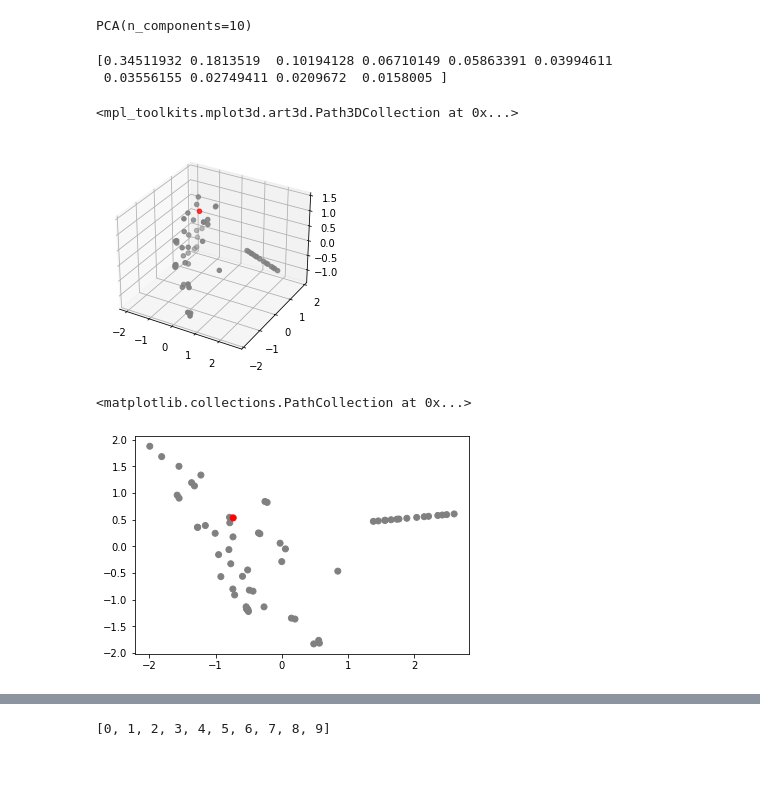
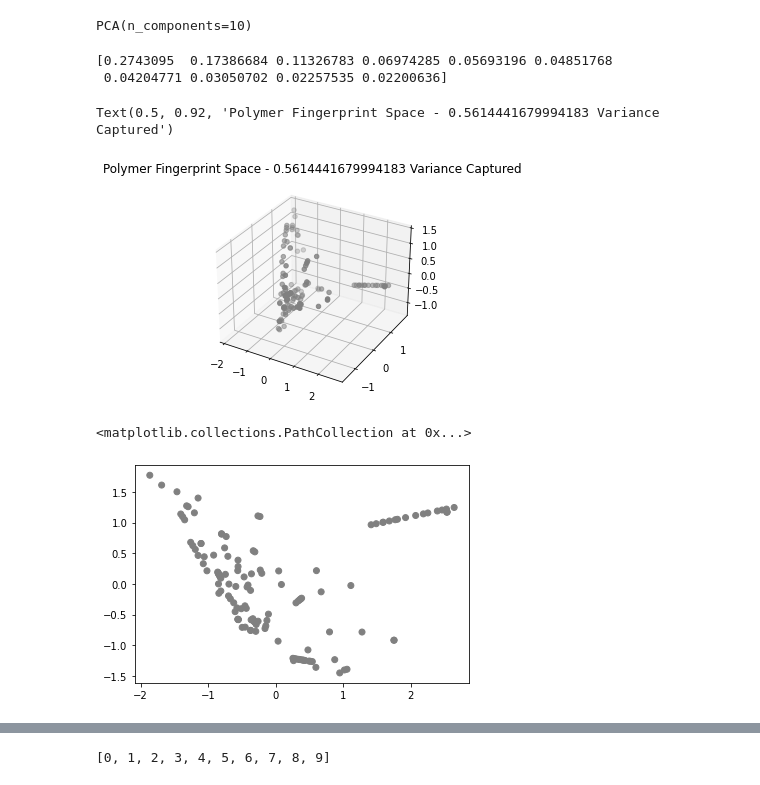
Before and after one commit to ajain300/Melt_Viscosity_Predictor, a Jupyter notebook: PCA.ipynb, the cells around one changed output, grey strips where cells are left out. Cells and saved outputs as stored; diff of their text form; code cells hidden in the pictures.

```diff
--- a/PCA.ipynb
+++ b/PCA.ipynb
@@ -4,21 +4,20 @@ from sklearn.decomposition import PCA
 import matplotlib.pyplot as plt
 import numpy as np
 # %%
-data = pd.read_excel('Data/full_data_2021-11-08.xlsx')
-print(data.columns.values)
+data = pd.read_excel('Data/full_data_2022-01-10.xlsx')
 
-def fp_PCA(data:pd.DataFrame)
-    n_comp = 10
-    cols = []
-    for c in data.columns:
-        if 'afp' in c or 'bfp' in c or 'mfp' in c or 'efp' in c:
-            cols.append(c)
-    df = data[['Polymer'] +cols].dropna().drop_duplicates(subset = cols)
-    pca = PCA(n_components = n_comp)
-    pca.fit(df[cols])
-    print('Explained variance (ratio): ' + str(pca.explained_variance_ratio_))
-    print('Total variance in ' + str(n_comp) + ' components = ' + str(sum(pca.explained_variance_ratio_)))
-    filtered = data.dropna(subset = cols).reset_index(drop = True)
-    out = filtered[['Mw', 'Temperature', 'Shear_Rate','Melt_Viscosity', 'Polymer']].join(pd.DataFrame(pca.transform(filtered[cols])))
-    return out, list(np.linspace(0,10-1,10).astype(int))
+
+n_comp = 10
+cols = []
+for c in data.columns:
+    if 'afp' in c or 'bfp' in c or 'mfp' in c or 'efp' in c:
+        cols.append(c)
+df = data[['Polymer'] +cols].dropna().drop_duplicates(subset = cols)
+pca = PCA(n_components = n_comp)
+pca.fit(df[cols])
+print('Explained variance (ratio): ' + str(pca.explained_variance_ratio_))
+print('Total variance in ' + str(n_comp) + ' components = ' + str(sum(pca.explained_variance_ratio_)))
+filtered = data.dropna(subset = cols).reset_index(drop = True)
+out = filtered[['Mw', 'Temperature', 'Shear_Rate','Melt_Viscosity', 'Polymer']].join(pd.DataFrame(pca.transform(filtered[cols])))
+#return out, list(np.linspace(0,10-1,10).astype(int))
 # %% [output]
@@ -45,26 +30,27 @@ PCA(n_components=10)
 # %%
 print((pca.explained_variance_ratio_))
 # %% [output]
-[0.34511932 0.1813519  0.10194128 0.06710149 0.05863391 0.03994611
- 0.03556155 0.02749411 0.0209672  0.0158005 ]
+[0.2743095  0.17386684 0.11326783 0.06974285 0.05693196 0.04851768
+ 0.04204771 0.03050702 0.02257535 0.02200636]
 # %%
 comps = pd.DataFrame(pca.transform(df[cols]))
 comps = comps.join(df['Polymer'].reset_index(drop = True))
-colors = comps['Polymer'] == 'poly(pent-1-ene)'
+colors = comps['Polymer'] == 'p'
 colors[colors == False] = 'grey'
 colors[colors == True] = 'r'
 # %%
 fig = plt.figure()
 ax = plt.axes(projection='3d')
 ax.scatter3D(comps[0], comps[1], comps[2], c= colors)
+plt.title('Polymer Fingerprint Space - ' + str(np.sum(pca.explained_variance_ratio_[:3])) + ' Variance Captured')
 # %% [output]
-<mpl_toolkits.mplot3d.art3d.Path3DCollection at 0x...>
+Text(0.5, 0.92, 'Polymer Fingerprint Space - 0.5614441679994183 Variance Captured')
-[figure, old version]
+[figure, new version]
 # %%
 plt.scatter(comps[0], comps[1], c= colors)
 # %% [output]
 <matplotlib.collections.PathCollection at 0x...>
-[figure, old version]
+[figure, new version]
 # %%
 # %% [output]
 |  | Mw | Temperature | Shear_Rate | Melt_Viscosity | Polymer | 0 | 1 | 2 | 3 | ... |
```
Also changed, not shown: parts of 1 cell of this notebook, 8 other files.
